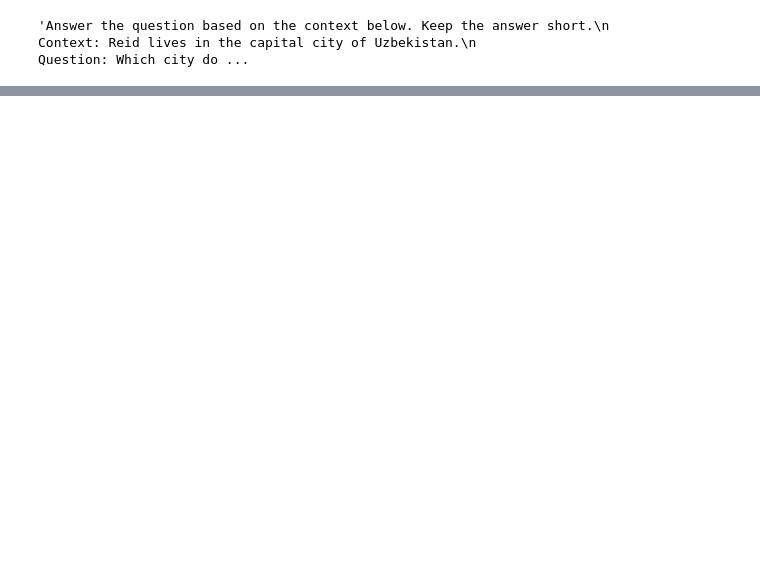
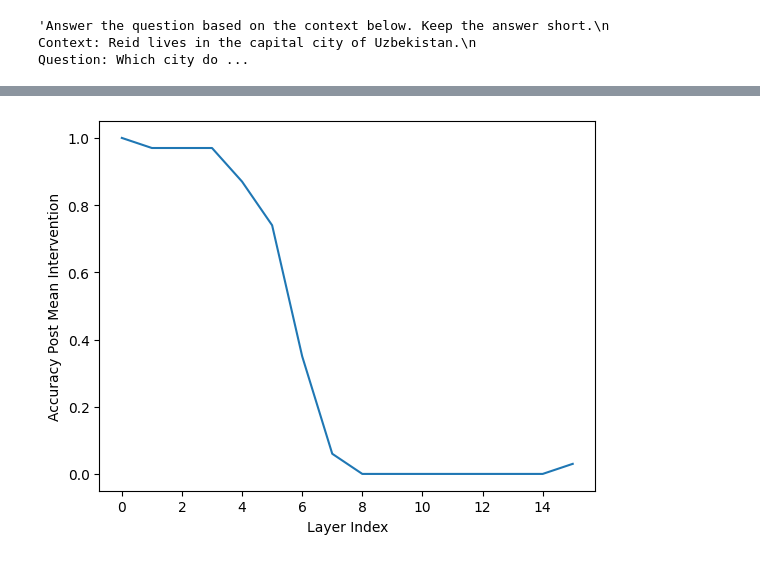
Before and after one commit to shreyansjainn/mech-interp, a Jupyter notebook: context_binding_experiments/notebooks/context_binding_experiments_train_test.ipynb, the cells around one changed output, grey strips where cells are left out. Saved outputs shown, nothing was run; the diff lists cells and outputs as text; code cells hidden in the pictures; blank space fills up the shorter version.

```diff
--- a/context_binding_experiments/notebooks/context_binding_experiments_train_test.ipynb
+++ b/context_binding_experiments/notebooks/context_binding_experiments_train_test.ipynb
@@ -481,0 +593,7 @@ plt.show()
+# %%
+plt.plot(layer_wise_accuracy(test_country_patching_result_v2))
+plt.xlabel("Layer Index")
+plt.ylabel("Accuracy Post Mean Intervention")
+plt.show()
+# %% [output]
+[figure, added]
```
Also changed, not shown: parts of 49 cells of this notebook.
